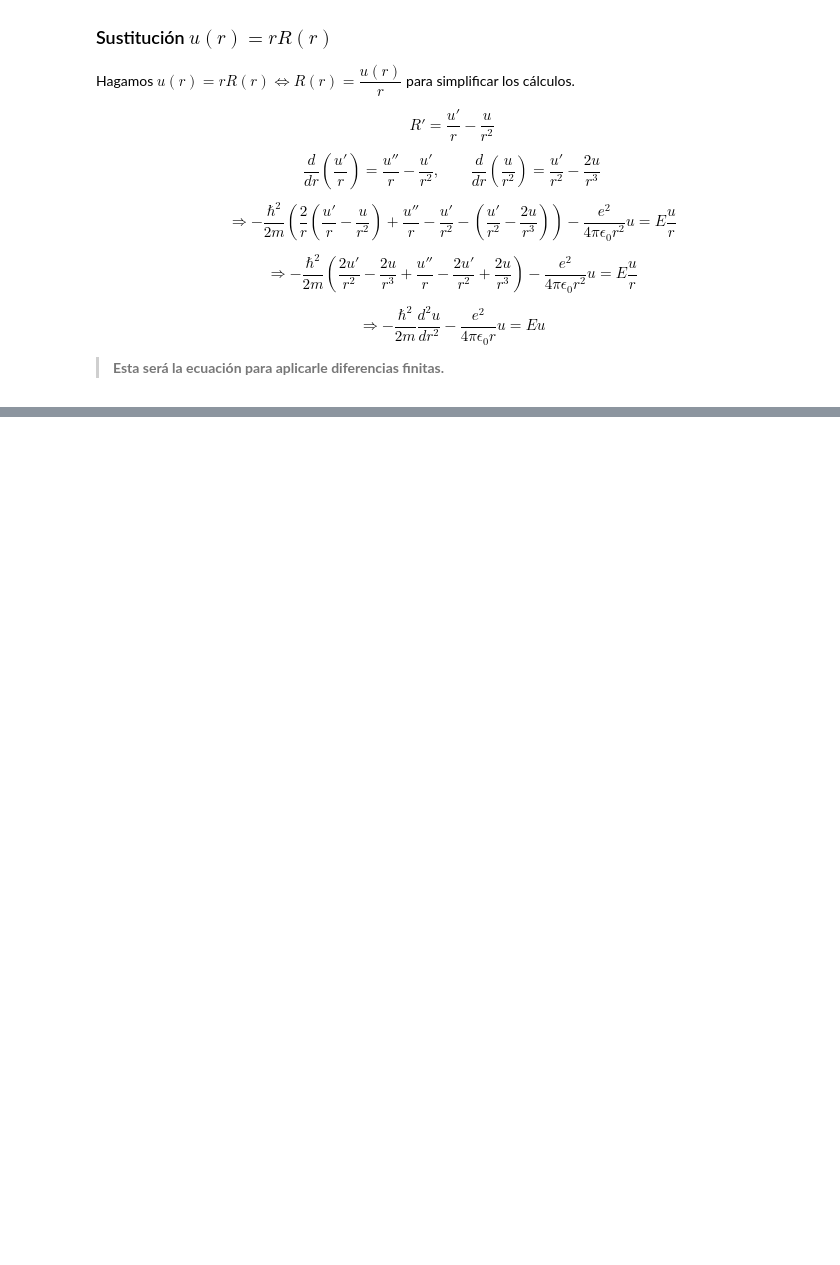
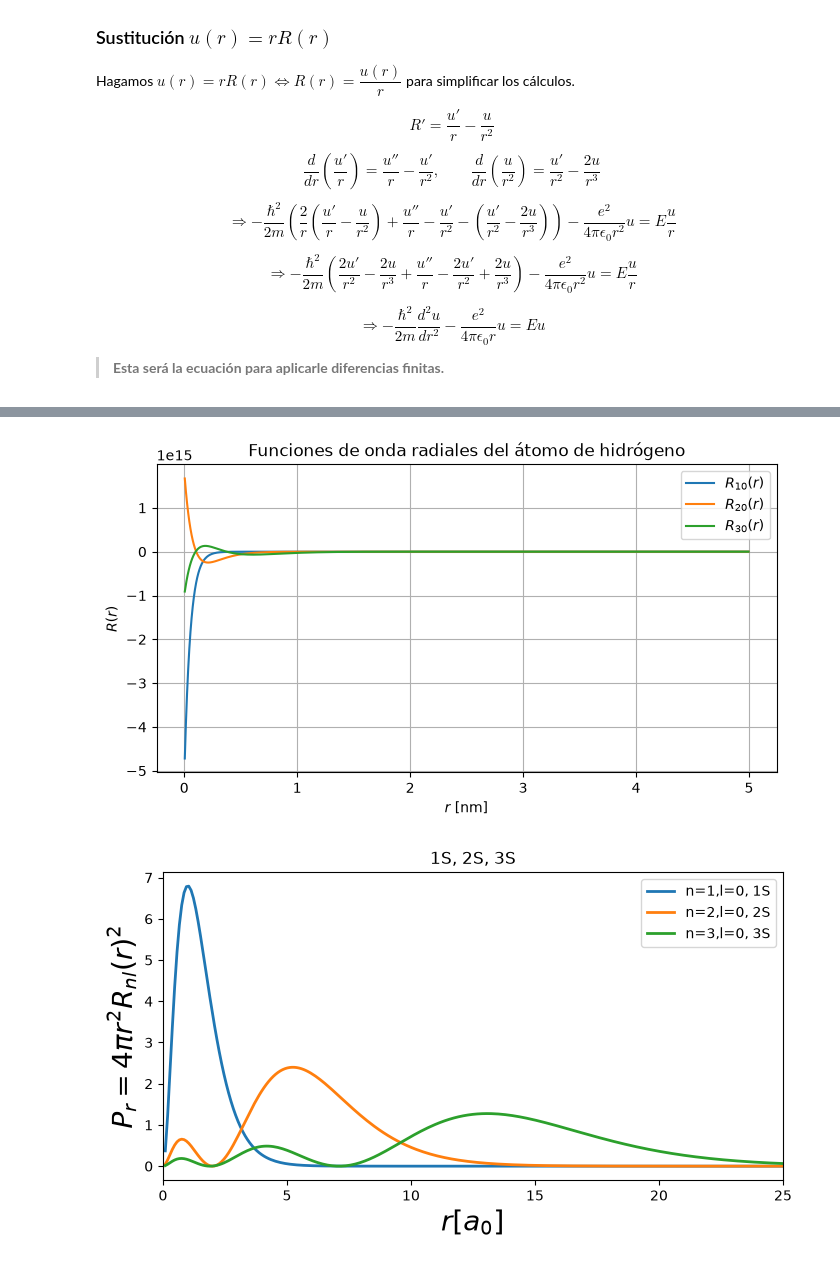
Before and after one commit to anferivera/Fisica_Computacional_1, a Jupyter notebook: Estudiantes/Castrillon_0656/Lab_5_FDM_schrodinger_Castrillon_0656.ipynb, the cells around one changed output, grey strips where cells are left out. Cells and saved outputs as stored; diff of their text form; code cells hidden in the pictures; blank space fills up the shorter version.

Commit message:
añadida solución lab5 Castrillon_0656

```diff
--- a/Estudiantes/Castrillon_0656/Lab_5_FDM_schrodinger_Castrillon_0656.ipynb
+++ b/Estudiantes/Castrillon_0656/Lab_5_FDM_schrodinger_Castrillon_0656.ipynb
@@ -59,0 +63,74 @@ $$\Rightarrow -\frac{\hbar^2}{2m}\frac{d^2u}{dr^2} - \frac{e^2}{4\pi\epsilon_0 r
+# %%
+hbar = 1.054571817e-34       # J s
+m = 9.1093837e-31            # kg
+e = 1.602176634e-19          # C
+eps0 = 8.8541878128e-12      # F/m
+ke = 1/(4*np.pi*eps0)
+
+r_max = 5e-9 # radio máximo en metros para la visualización de las funciones de onda radiales y las condiciones de frontera
+N = 1000
+
+# Creación de una mesh radial uniforme
+r = np.linspace(0, r_max, N)
+dr = r[1] - r[0] # diferencia entre puntos de la malla radial
+r_i = r[1:-1] # excluyendo los puntos de frontera (r=0 y r=r_max) para not ener singularidades
+
+U = -ke*e**2/r_i # potencial (mirar ecuación anterior en markdown)
+
+# Método de diferencias finitas para construir la matriz Hamiltoniana (visto en clase y en el notebook de Schrodinger)
+H = np.zeros((N-2, N-2))
+for i in range(N-2):
+    H[i,i] = hbar**2/(m*dr**2) + U[i]
+    if i > 0: H[i,i-1] = -hbar**2/(2*m*dr**2) # si i > 0, entonces hay un elemento en la diagonal inferior
+    if i < N-3: H[i,i+1] = -hbar**2/(2*m*dr**2) # si i < N-3, entonces hay un elemento en la diagonal superior
+
+E, u = np.linalg.eigh(H) # solución del problema de autovalores y autovectores para encontrar energia y func. onda
+
+print("Primeras tres energías:")
+for i in range(3):
+    print(f"n = {i+1}: E = {E[i]:.6e} J")
+
+# Comparación con la solución analítica para el átomo de hidrógeno
+E_analytical = np.array([
+    -m*e**4/(2*(4*np.pi*eps0)**2*hbar**2*n**2)
+    for n in range(1,4)
+])
+
+print("\nEnergías analíticas:")
+for i in range(3):
+    print(f"n = {i+1}: E = {E_analytical[i]:.6e} J")
+
+for i in range(3):
+    u[:,i] /= np.sqrt(np.trapezoid(u[:,i]**2, x=r_i)) # normalización de las funciones de onda radiales
+
+R = u[:,:3]/r_i[:,None] # Conversión de u(r) a R(r) = u(r)/r
+
+plt.figure(figsize=(8,4))
+plt.plot(r_i*1e9, R[:,0], label=r'$R_{10}(r)$') # multiplicados por 1e9 para convertir de metros a nanómetros (mejor visualización)
+plt.plot(r_i*1e9, R[:,1], label=r'$R_{20}(r)$')
+plt.plot(r_i*1e9, R[:,2], label=r'$R_{30}(r)$')
+plt.xlabel(r'$r$ [nm]')
+plt.ylabel(r'$R(r)$')
+plt.title('Funciones de onda radiales del átomo de hidrógeno')
+plt.legend()
+plt.grid()
+plt.show()
+
+# Gráfica en el notebook de schrodinger para comparar
+a0 = hbar**2/(m*ke*e**2) # radio de bohr
+r_a0 = r_i / a0 # r en unidades de radios de Bohr, para comparar en la misma escala que la solución del notebook referencia
+P_r = 4*np.pi*r_i[:,None]**2 * R**2 * a0 # densidad de probabilidad radial P_r=4*pi*r^2*R_nl(r)^2, reescalada a unidades de a0
+
+fig, ax = plt.subplots(figsize=(8, 4))
+
+ax.plot(r_a0, P_r[:,0], lw=2, label='n=1,l=0, 1S')
+ax.plot(r_a0, P_r[:,1], lw=2, label='n=2,l=0, 2S')
+ax.plot(r_a0, P_r[:,2], lw=2, label='n=3,l=0, 3S')
+
+ax.set_xlabel('$r [a_0]$', fontsize=20)
+ax.set_ylabel('$P_r=4\\pi r^2R_{nl}(r)^2$', fontsize=20)
+ax.set_title('1S, 2S, 3S')
+ax.set_xlim(0, 25)
+ax.legend()
+plt.show()
+# %% [output]
@@ -59,0 +146,2 @@ $$\Rightarrow -\frac{\hbar^2}{2m}\frac{d^2u}{dr^2} - \frac{e^2}{4\pi\epsilon_0 r
+[figure, added]
+[figure, added]
```
Also changed, not shown: parts of 2 cells of this notebook.
